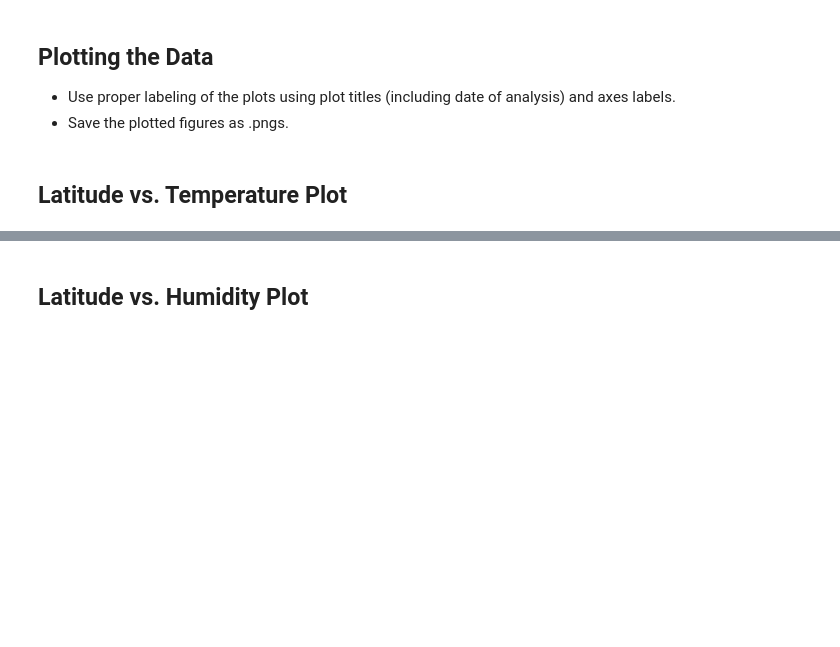
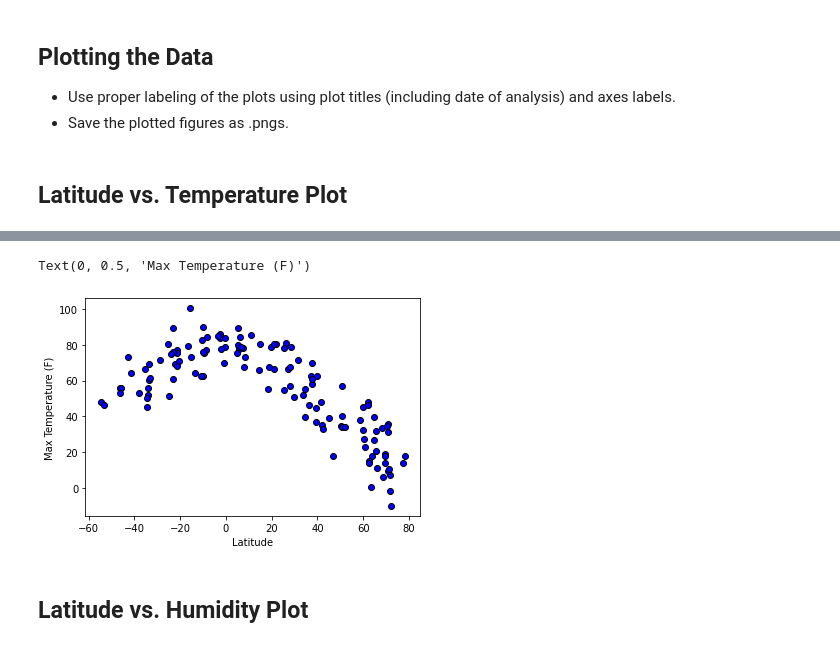
Before and after one commit to schoo424/python-api-challenge, a Jupyter notebook: WeatherPy/WeatherPy.ipynb, the cells around one changed output, grey strips where cells are left out. Drawn from its saved outputs; the diff is of its cells as text; code cells hidden in the pictures; blank space fills up the shorter version.

```diff
--- a/WeatherPy/WeatherPy.ipynb
+++ b/WeatherPy/WeatherPy.ipynb
@@ -212,2 +212,14 @@ Int64Index([], dtype='int64')
+# %%
+# Generate a scatter plot of latidude vs. Max Temperature
+
+# scatter_plot_df
+
+plt.scatter(lat, max_temp, marker="o", facecolors="blue", edgecolors="black")
+weather_data
+plt.xlabel("Latitude")
+plt.ylabel("Max Temperature (F)")
+# %% [output]
+Text(0, 0.5, 'Max Temperature (F)')
+[figure, added]
 # %% [markdown]
 ## Latitude vs. Humidity Plot
```
Also changed, not shown: parts of 26 cells of this notebook, 1 other file.
